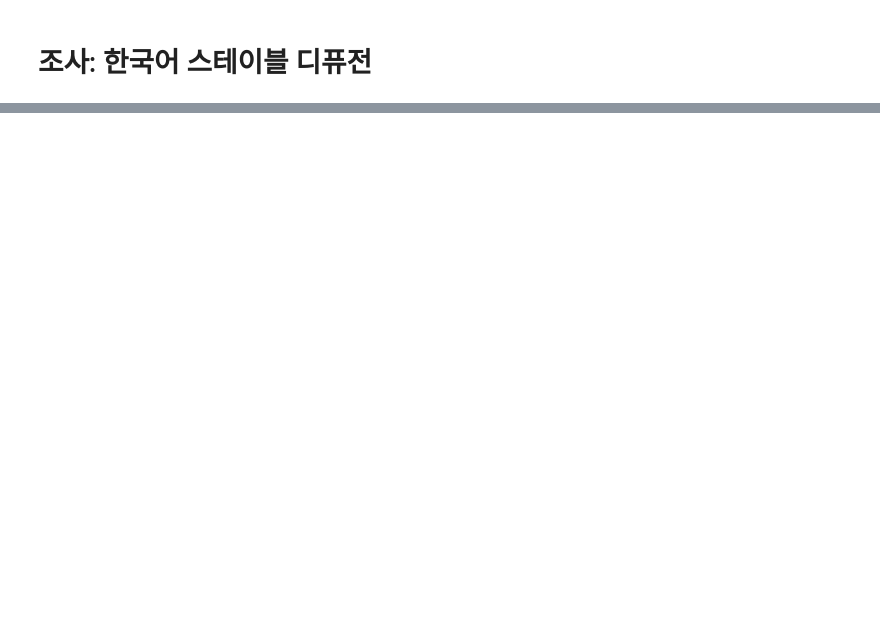
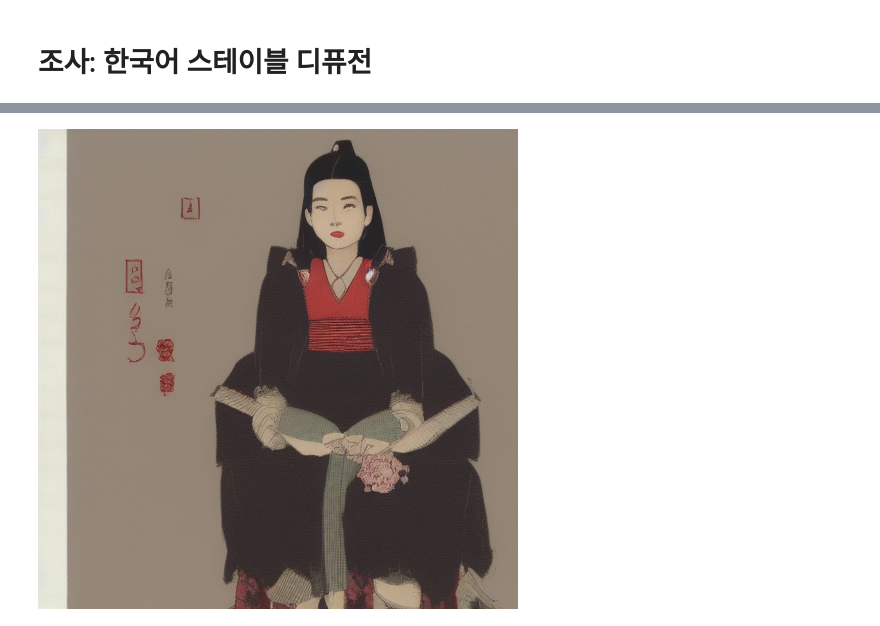
Before and after one commit to jangmino/text2image-food, a Jupyter notebook: src/01_stable_diffusion_introduction.ipynb, the cells around one changed output, grey strips where cells are left out. Drawn from its saved outputs; the diff is of its cells as text; code cells hidden in the pictures; blank space fills up the shorter version.

```diff
--- a/src/01_stable_diffusion_introduction.ipynb
+++ b/src/01_stable_diffusion_introduction.ipynb
@@ -116,9 +139,11 @@ ko_pipe.to(device)
 # %%
 generator = torch.Generator(device=device).manual_seed(42)
-ko_pipe(prompt="고양이 한마리",
+ko_pipe(prompt="송편",
     # negative_prompt="chinese food", # Negative prompt to avoid
     height=480, width=480,     # Specify the image size
     guidance_scale=8,          # How strongly to follow the prompt
     num_inference_steps=35,    # How many steps to take
     generator=generator        # Fixed random seed
     ).images[0]
+# %% [output]
+[figure, added]
```
Also changed, not shown: parts of 6 cells of this notebook.
